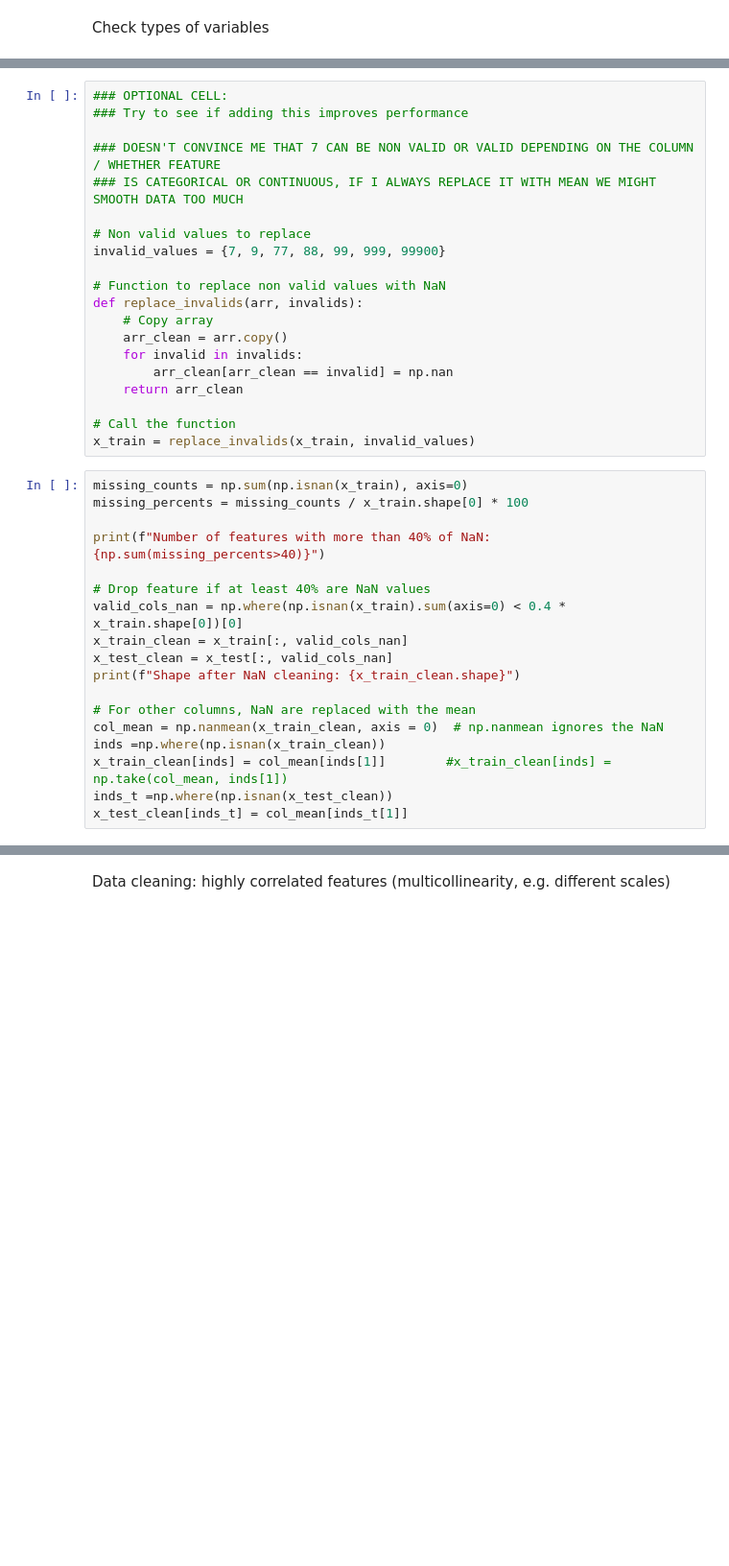
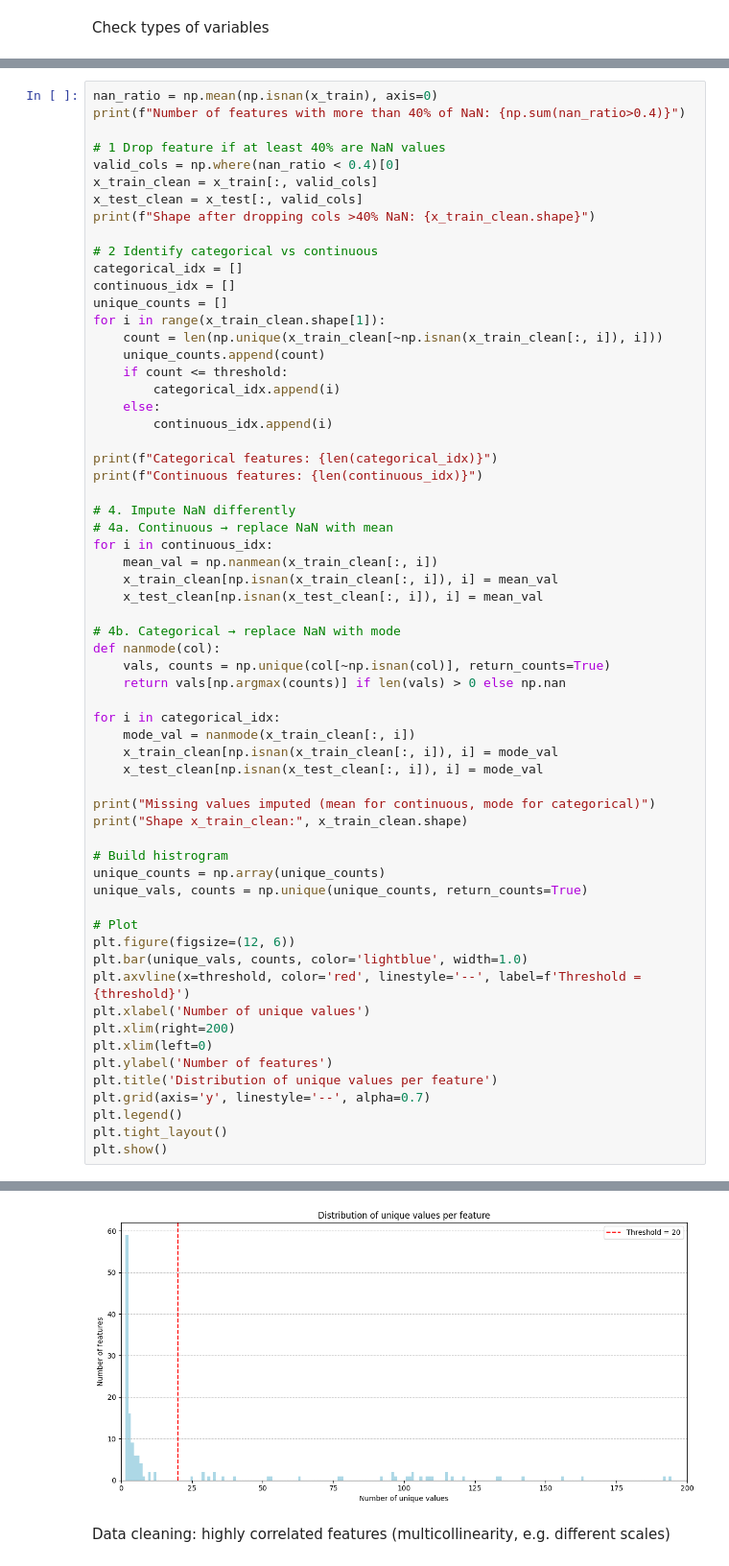
Before and after one commit to martiiiina/fantasy_group, a Jupyter notebook: eda.ipynb, the cells around one changed output, grey strips where cells are left out. Shown at 96% size. Saved outputs shown, nothing was run; the diff lists cells and outputs as text; blank space fills up the shorter version.

```diff
--- a/eda.ipynb
+++ b/eda.ipynb
@@ -79,39 +74,63 @@ Data cleaning from invalid values and NaN
-# %%
-### OPTIONAL CELL:
-### Try to see if adding this improves performance
-
-### DOESN'T CONVINCE ME THAT 7 CAN BE NON VALID OR VALID DEPENDING ON THE COLUMN / WHETHER FEATURE
-### IS CATEGORICAL OR CONTINUOUS, IF I ALWAYS REPLACE IT WITH MEAN WE MIGHT SMOOTH DATA TOO MUCH
-
-# Non valid values to replace
-invalid_values = {7, 9, 77, 88, 99, 999, 99900}
-
-# Function to replace non valid values with NaN
-def replace_invalids(arr, invalids):
-    # Copy array
-    arr_clean = arr.copy()
-    for invalid in invalids:
-        arr_clean[arr_clean == invalid] = np.nan
-    return arr_clean
-
-# Call the function
-x_train = replace_invalids(x_train, invalid_values)
 # %%
-missing_counts = np.sum(np.isnan(x_train), axis=0)
-missing_percents = missing_counts / x_train.shape[0] * 100
+nan_ratio = np.mean(np.isnan(x_train), axis=0)
+print(f"Number of features with more than 40% of NaN: {np.sum(nan_ratio>0.4)}")
 
-print(f"Number of features with more than 40% of NaN: {np.sum(missing_percents>40)}")
+# 1 Drop feature if at least 40% are NaN values
+valid_cols = np.where(nan_ratio < 0.4)[0]
+x_train_clean = x_train[:, valid_cols]
+x_test_clean = x_test[:, valid_cols]
+print(f"Shape after dropping cols >40% NaN: {x_train_clean.shape}")
 
-# Drop feature if at least 40% are NaN values
-valid_cols_nan = np.where(np.isnan(x_train).sum(axis=0) < 0.4 * x_train.shape[0])[0]
-x_train_clean = x_train[:, valid_cols_nan]
-x_test_clean = x_test[:, valid_cols_nan]
-print(f"Shape after NaN cleaning: {x_train_clean.shape}")
+# 2 Identify categorical vs continuous
+categorical_idx = []
+continuous_idx = []
+unique_counts = []
+for i in range(x_train_clean.shape[1]):
+    count = len(np.unique(x_train_clean[~np.isnan(x_train_clean[:, i]), i]))
+    unique_counts.append(count)
+    if count <= threshold:
+        categorical_idx.append(i)
+    else:
+        continuous_idx.append(i)
 
-# For other columns, NaN are replaced with the mean
-col_mean = np.nanmean(x_train_clean, axis = 0)  # np.nanmean ignores the NaN
-inds =np.where(np.isnan(x_train_clean))
-x_train_clean[inds] = col_mean[inds[1]]        #x_train_clean[inds] = np.take(col_mean, inds[1])
-inds_t =np.where(np.isnan(x_test_clean))
-x_test_clean[inds_t] = col_mean[inds_t[1]]
+print(f"Categorical features: {len(categorical_idx)}")
+print(f"Continuous features: {len(continuous_idx)}")
+
+# 4. Impute NaN differently
+# 4a. Continuous → replace NaN with mean
+for i in continuous_idx:
+    mean_val = np.nanmean(x_train_clean[:, i])
+    x_train_clean[np.isnan(x_train_clean[:, i]), i] = mean_val
+    x_test_clean[np.isnan(x_test_clean[:, i]), i] = mean_val
+
+# 4b. Categorical → replace NaN with mode
+def nanmode(col):
+    vals, counts = np.unique(col[~np.isnan(col)], return_counts=True)
+    return vals[np.argmax(counts)] if len(vals) > 0 else np.nan
+
+for i in categorical_idx:
+    mode_val = nanmode(x_train_clean[:, i])
+    x_train_clean[np.isnan(x_train_clean[:, i]), i] = mode_val
+    x_test_clean[np.isnan(x_test_clean[:, i]), i] = mode_val
+
+print("Missing values imputed (mean for continuous, mode for categorical)")
+print("Shape x_train_clean:", x_train_clean.shape)
+
+# Build histrogram
+unique_counts = np.array(unique_counts)
+unique_vals, counts = np.unique(unique_counts, return_counts=True)
+
+# Plot
+plt.figure(figsize=(12, 6))
+plt.bar(unique_vals, counts, color='lightblue', width=1.0)
+plt.axvline(x=threshold, color='red', linestyle='--', label=f'Threshold = {threshold}')
+plt.xlabel('Number of unique values')
+plt.xlim(right=200)
+plt.xlim(left=0)
+plt.ylabel('Number of features')
+plt.title('Distribution of unique values per feature')
+plt.grid(axis='y', linestyle='--', alpha=0.7)
+plt.legend()
+plt.tight_layout()
+plt.show()
 # %% [output]
@@ -120,3 +143,4 @@ Shape after NaN cleaning: (328135, 163)
+[figure, added]
 # %% [markdown]
 Data cleaning: highly correlated features (multicollinearity, e.g. different scales)
 # %%
```
Also changed, not shown: parts of 9 cells of this notebook, 3 other files.
